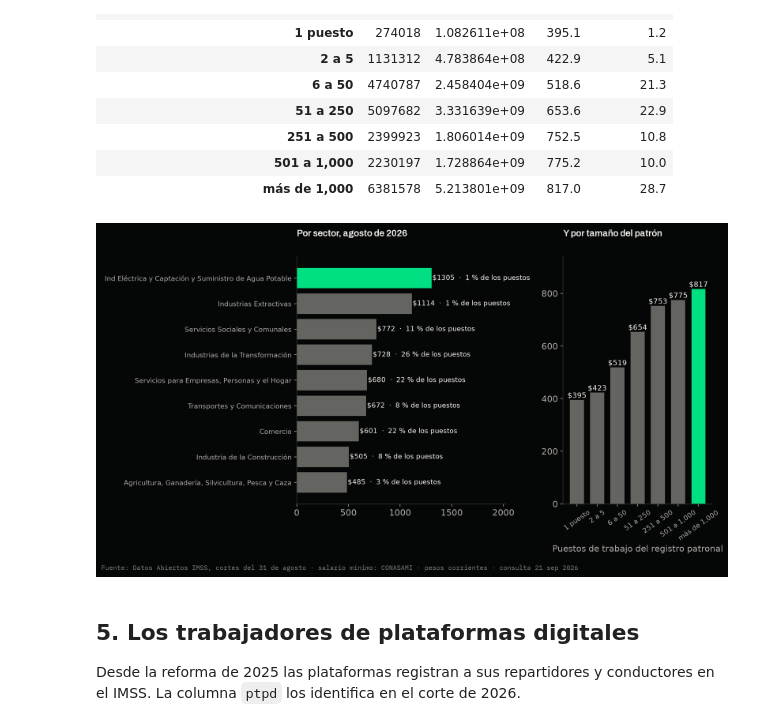
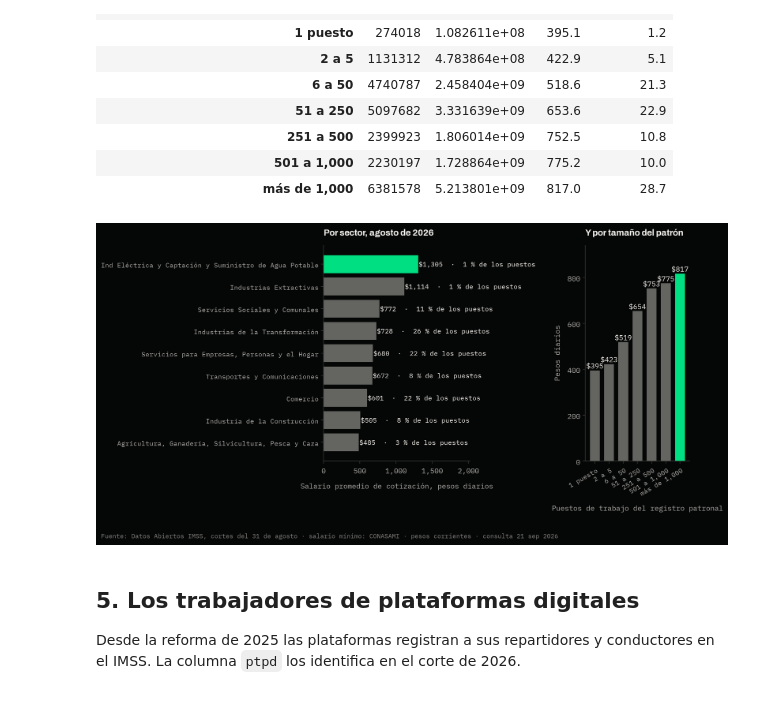
Before and after one commit to mauvilar/Proyectos-data-science, a Jupyter notebook: salarios-imss-mx/02_cuanto_se_gana.ipynb, the cells around one changed output. Saved outputs shown, nothing was run; the diff lists cells and outputs as text; code cells hidden in the pictures.

```diff
--- a/salarios-imss-mx/02_cuanto_se_gana.ipynb
+++ b/salarios-imss-mx/02_cuanto_se_gana.ipynb
@@ -146,7 +221,7 @@ a1.set_ylim(0, nacional["sbc"].max() * 1.22)
 a1.set_xticks(anios)
 a1.set_ylabel("Pesos diarios")
 a1.set_xlabel("Abajo: mediana entre salario mínimo")
-titulo(a1, "El salario mínimo se acercó al promedio y a la mediana", 12.5)
+titulo(a1, "El salario mínimo se acercó al promedio y a la mediana")
 a1.legend(loc="upper left", fontsize=10)
 colores = [PALETA["verde"], PALETA["verde_hondo"], PALETA["neutro_claro"], PALETA["neutro"], PALETA["filete_fuerte"]]
 abajo = pd.Series(0.0, index=distribucion.index)
@@ -155,12 +230,12 @@ for (nombre, _, _), color in zip(GRUPOS, colores):
     abajo = abajo + distribucion[nombre]
 for a in distribucion.index:
     hasta2 = distribucion.loc[a].iloc[:2].sum()
-    a2.text(str(a), hasta2 + 1.5, f"{hasta2:.0f} %", ha="center", fontsize=10.5, color=PALETA["tinta"], fontweight="bold")
+    a2.text(str(a), hasta2 + 1.5, f"{hasta2:.0f} %", ha="center", fontsize=10.5, color=PALETA["tinta"], fontweight=500)
 a2.set_ylim(0, 130)
+a2.set_yticks(range(0, 101, 20))
 a2.set_ylabel("Puestos de trabajo con salario (%)")
-titulo(a2, "Y cada vez más puestos cotizan a dos mínimos o menos", 12.5)
+titulo(a2, "Y cada vez más puestos cotizan a dos mínimos o menos")
 a2.legend(loc="upper center", ncol=2, fontsize=9.5, bbox_to_anchor=(0.5, 1.02))
-pie(fig)
-plt.tight_layout(rect=(0, 0.03, 1, 1), w_pad=4)
+componer(fig, w_pad=4)
 plt.show()
 # %% [output]
@@ -439,25 +509,28 @@ Patrones de más de 1,000 puestos: $817 · de 2 a 5 puestos: $423 · cociente 1.
 # %%
 fig, (a1, a2) = plt.subplots(1, 2, figsize=(12, 6.75), gridspec_kw={"width_ratios": [1.4, 1]})
 s = por_sector.iloc[::-1]
 a1.barh(s.index, s["sbc"], color=[PALETA["verde"] if v == s["sbc"].max() else PALETA["neutro"] for v in s["sbc"]])
 for i, (v, p) in enumerate(zip(s["sbc"], s["puestos_%"])):
-    a1.text(v + 8, i, f"${v:.0f}  ·  {p:.0f} % de los puestos", va="center", fontsize=9.5, color=PALETA["tinta"])
+    a1.text(v + 8, i, f"${v:,.0f}  ·  {p:.0f} % de los puestos", va="center", fontsize=9.5, color=PALETA["tinta"])
 a1.set_xlim(0, s["sbc"].max() * 1.55)
 a1.tick_params(axis="y", labelsize=9.5)
-titulo(a1, f"Por sector, agosto de {ULTIMO}", 12.5)
+miles(a1, "x")
+a1.set_xlabel("Salario promedio de cotización, pesos diarios")
+titulo(a1, f"Por sector, agosto de {ULTIMO}")
 tt = por_tam.rename(index=TAMANOS)
 a2.bar(tt.index, tt["sbc"], color=[PALETA["verde"] if v == tt["sbc"].max() else PALETA["neutro"] for v in tt["sbc"]], width=0.7)
 for i, v in enumerate(tt["sbc"]):
     a2.text(i, v + 8, f"${v:.0f}", ha="center", fontsize=10, color=PALETA["tinta"])
 a2.set_ylim(0, tt["sbc"].max() * 1.15)
-a2.tick_params(axis="x", labelsize=9.5, rotation=35)
+a2.tick_params(axis="x", labelsize=9.5)
+plt.setp(a2.get_xticklabels(), rotation=30, ha="right", rotation_mode="anchor")
 a2.set_xlabel("Puestos de trabajo del registro patronal")
-titulo(a2, "Y por tamaño del patrón", 12.5)
-pie(fig)
-plt.tight_layout(rect=(0, 0.03, 1, 1), w_pad=3)
+a2.set_ylabel("Pesos diarios")
+titulo(a2, "Y por tamaño del patrón")
+componer(fig, w_pad=3)
 plt.show()
 # %% [output]
-[figure, old version]
+[figure, new version]
 # %% [markdown]
 ## 5. Los trabajadores de plataformas digitales
 
```
Also changed, not shown: parts of 6 cells of this notebook.
